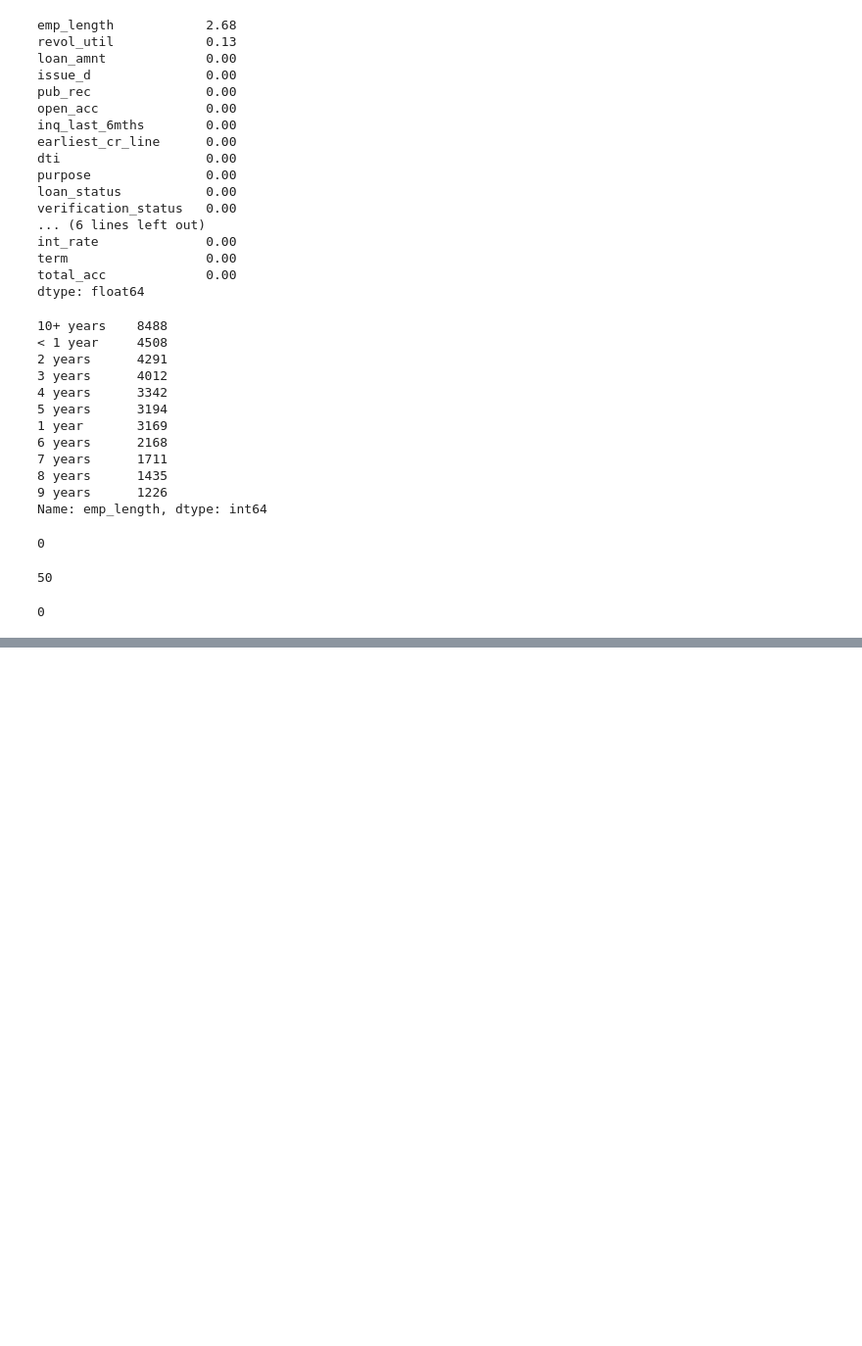
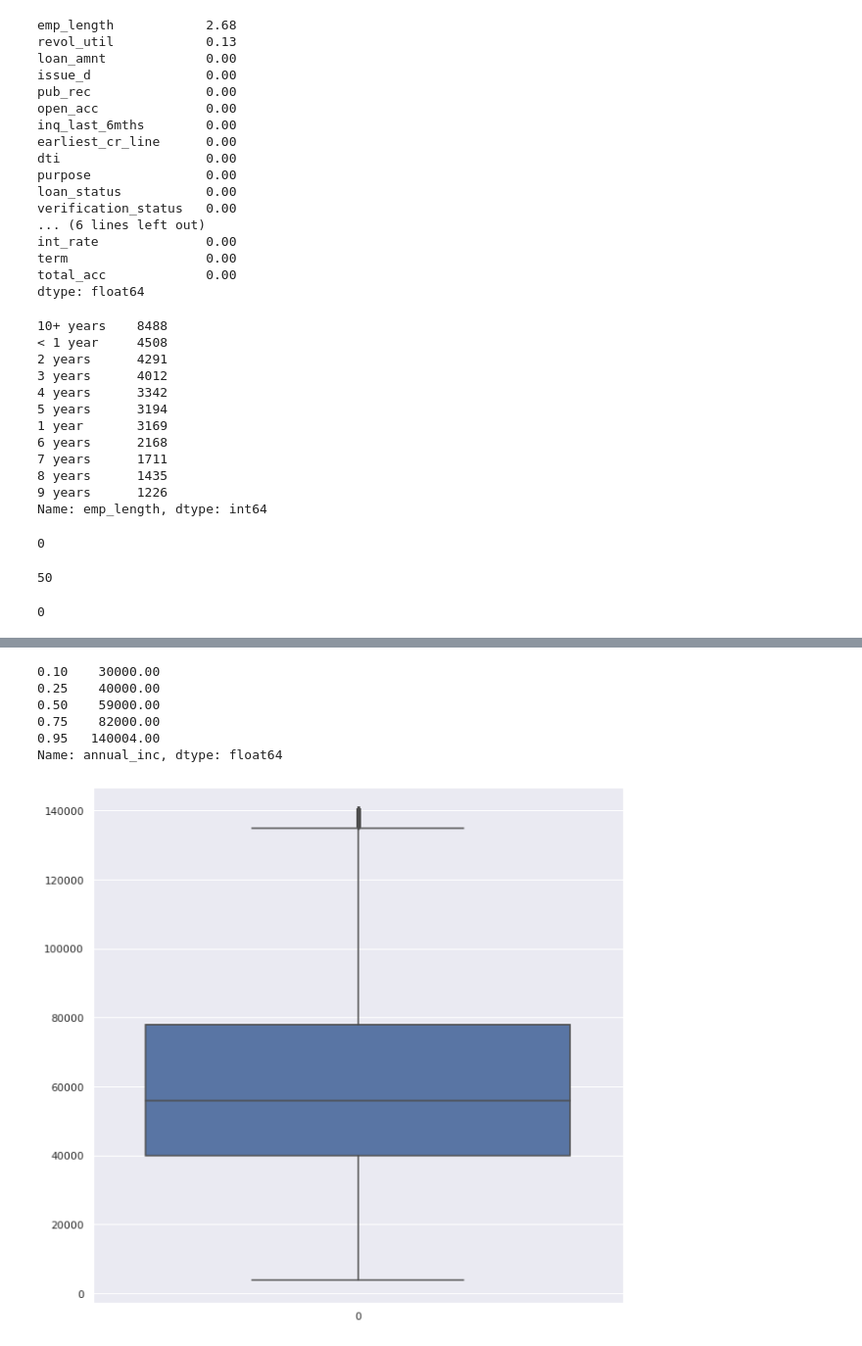
Before and after one commit to taruj/LendingClub_CaseStudy, a Jupyter notebook: LendingClub_CaseStudy.ipynb, the cells around one changed output, grey strips where cells are left out. Shown at 98% size. Drawn from its saved outputs; the diff is of its cells as text; code cells hidden in the pictures; blank space fills up the shorter version.

```diff
--- a/LendingClub_CaseStudy.ipynb
+++ b/LendingClub_CaseStudy.ipynb
@@ -335,0 +347,21 @@ plt.show()
+# %%
+# Outliers are prsent, Gather quantile info and Perform cleanup
+# Threshold of removal - 0.95
+loan.annual_inc.quantile([0.10, 0.25, 0.5, 0.75, 0.95])
+# %% [output]
+0.10    30000.00
+0.25    40000.00
+0.50    59000.00
+0.75    82000.00
+0.95   140004.00
+Name: annual_inc, dtype: float64
+# %%
+qt_pt95 = loan.annual_inc.quantile(0.95)
+loan = loan[loan.annual_inc <= qt_pt95]
+# %%
+# Create a box plot to see if there are any outliers in the annual_inc
+
+sns.boxplot(data = loan.annual_inc)
+plt.show()
+# %% [output]
+[figure, added]
```
Also changed, not shown: parts of 15 cells of this notebook.
